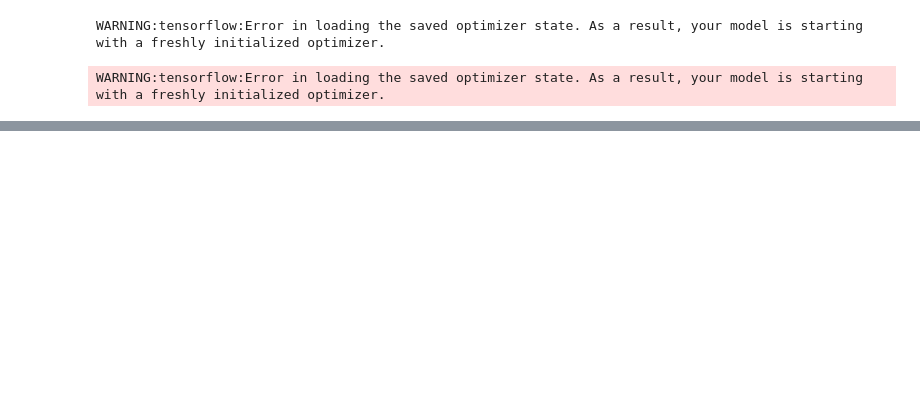
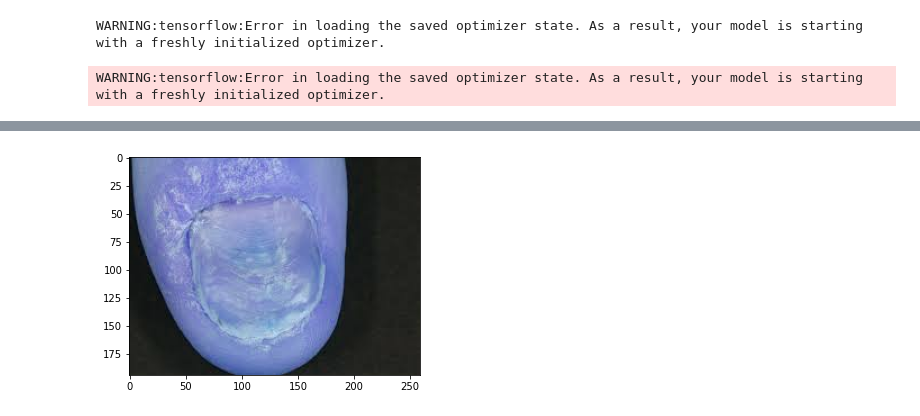
Before and after one commit to mj3smile/capstone_Xplisit, a Jupyter notebook: ML/transfer_learning_nails.ipynb, the cells around one changed output, grey strips where cells are left out. Drawn from its saved outputs; the diff is of its cells as text; code cells hidden in the pictures; blank space fills up the shorter version.

```diff
--- a/ML/transfer_learning_nails.ipynb
+++ b/ML/transfer_learning_nails.ipynb
@@ -357,0 +376,12 @@ WARNING:tensorflow:Error in loading the saved optimizer state. As a result, your
+# %%
+#load saved pickle model
+loaded_model = keras.models.load_model('/content/model_xception_nails_v2.h5')
+
+model_disease=loaded_model
+
+#load plant leaf image
+image_dir='/content/eczema1.jpg'
+img3 = cv2.imread('/content/eczema1.jpg')
+plt.imshow(img3)
+plt.show()
+# %% [output]
@@ -357,0 +389 @@ WARNING:tensorflow:Error in loading the saved optimizer state. As a result, your
+[figure, added]
```
Also changed, not shown: parts of 12 cells of this notebook.
